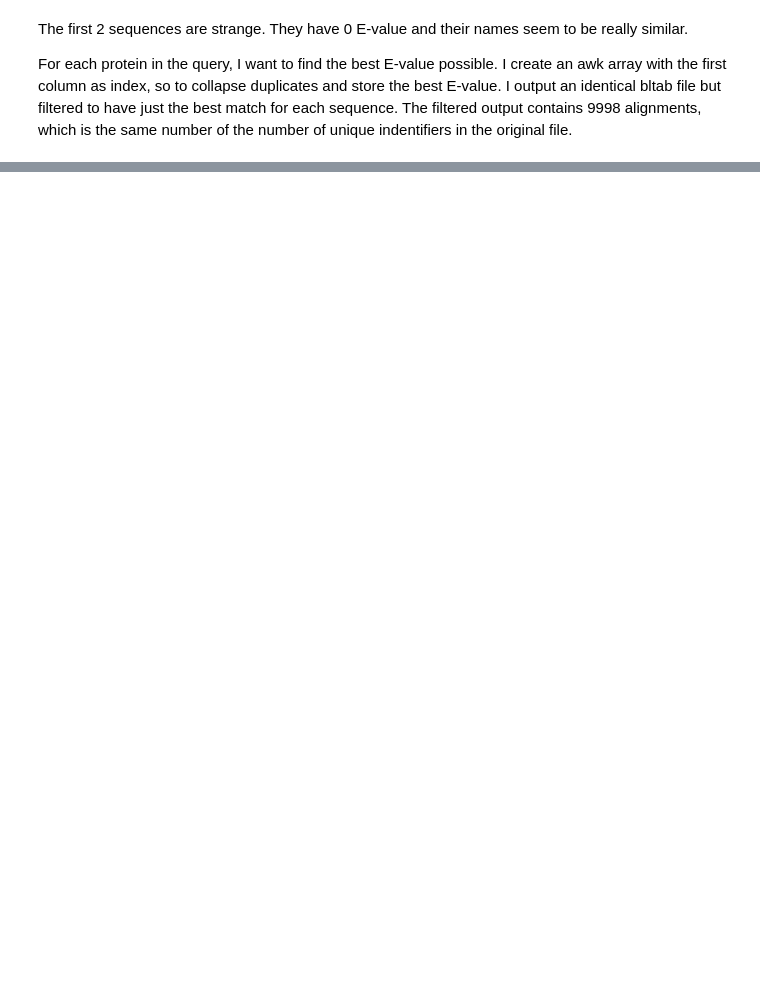
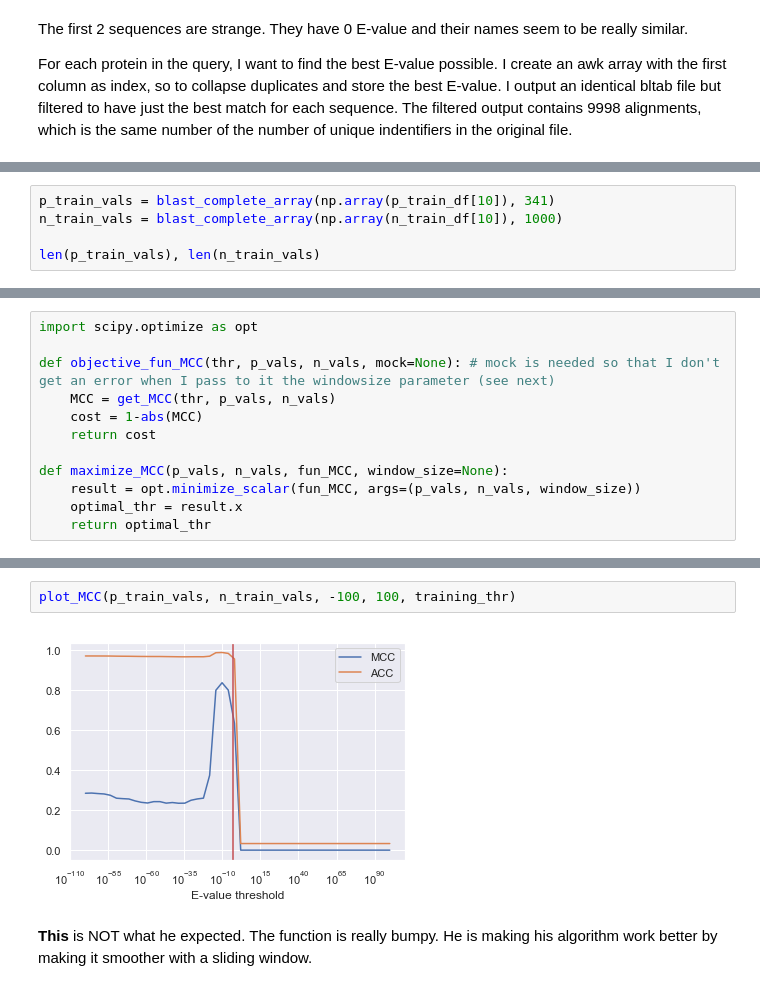
Before and after one commit to ilante/LAB1-b-HMM-kunitz, a Jupyter notebook: Exercise_redone.ipynb, the cells around one changed output, grey strips where cells are left out. Cells and saved outputs as stored; diff of their text form; blank space fills up the shorter version.

```diff
--- a/Exercise_redone.ipynb
+++ b/Exercise_redone.ipynb
@@ -613,0 +850,5 @@ END{for(key in out){print out[key]}}'\
+# %%
+p_train_vals = blast_complete_array(np.array(p_train_df[10]), 341)
+n_train_vals = blast_complete_array(np.array(n_train_df[10]), 1000)
+
+len(p_train_vals), len(n_train_vals)
@@ -613,0 +1077,12 @@ END{for(key in out){print out[key]}}'\
+# %%
+import scipy.optimize as opt
+
+def objective_fun_MCC(thr, p_vals, n_vals, mock=None): # mock is needed so that I don't get an error when I pass to it the windowsize parameter (see next)
+    MCC = get_MCC(thr, p_vals, n_vals)
+    cost = 1-abs(MCC)
+    return cost
+
+def maximize_MCC(p_vals, n_vals, fun_MCC, window_size=None):
+    result = opt.minimize_scalar(fun_MCC, args=(p_vals, n_vals, window_size))
+    optimal_thr = result.x
+    return optimal_thr
@@ -613,0 +1094,7 @@ END{for(key in out){print out[key]}}'\
+# %%
+plot_MCC(p_train_vals, n_train_vals, -100, 100, training_thr)
+# %% [output]
+[figure, added]
+# %% [markdown]
+**This** is NOT what he expected.
+The function is really bumpy. He is making his algorithm work better by making it smoother with a sliding window.
```
Also changed, not shown: parts of 66 cells of this notebook, 12 other files.
